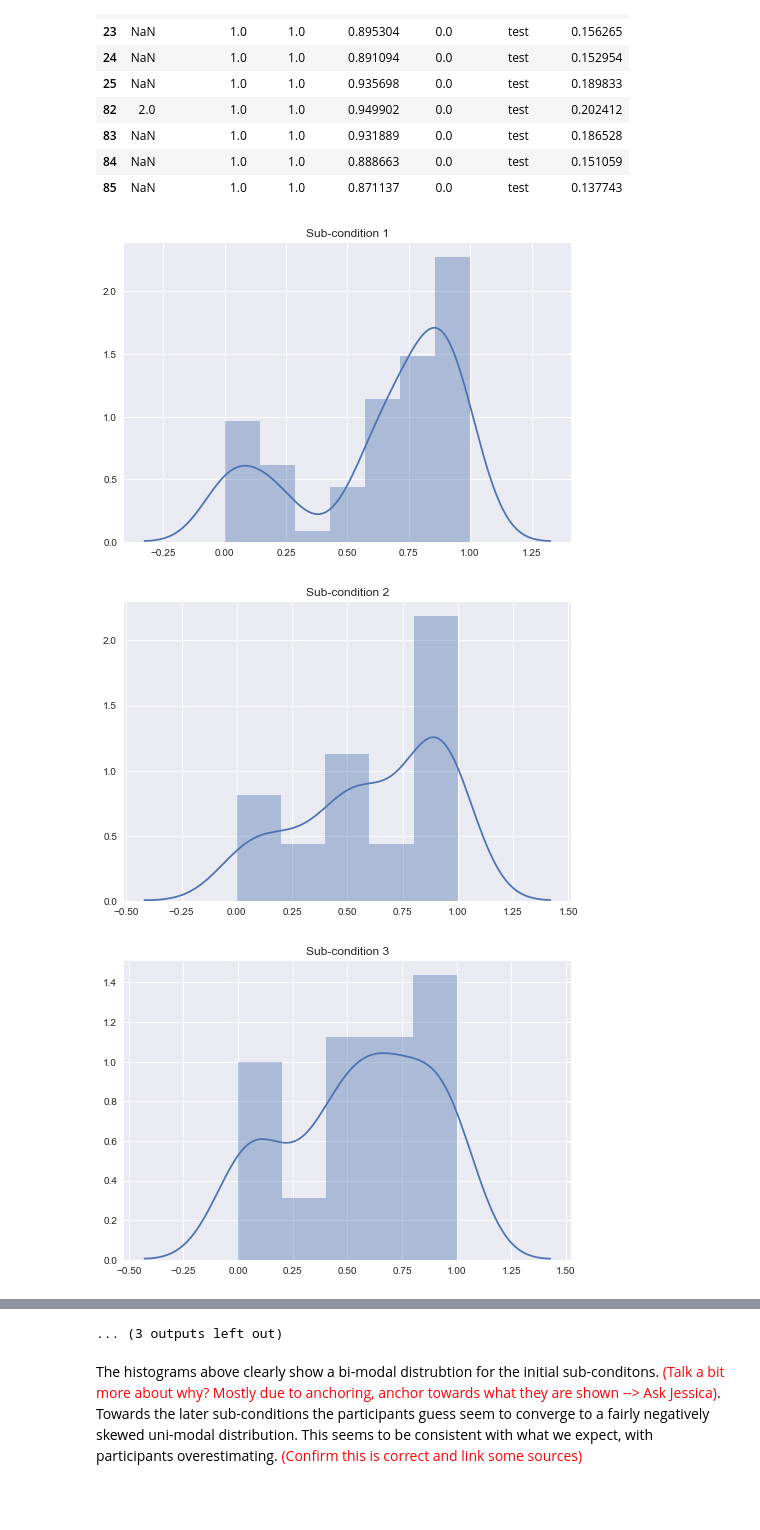
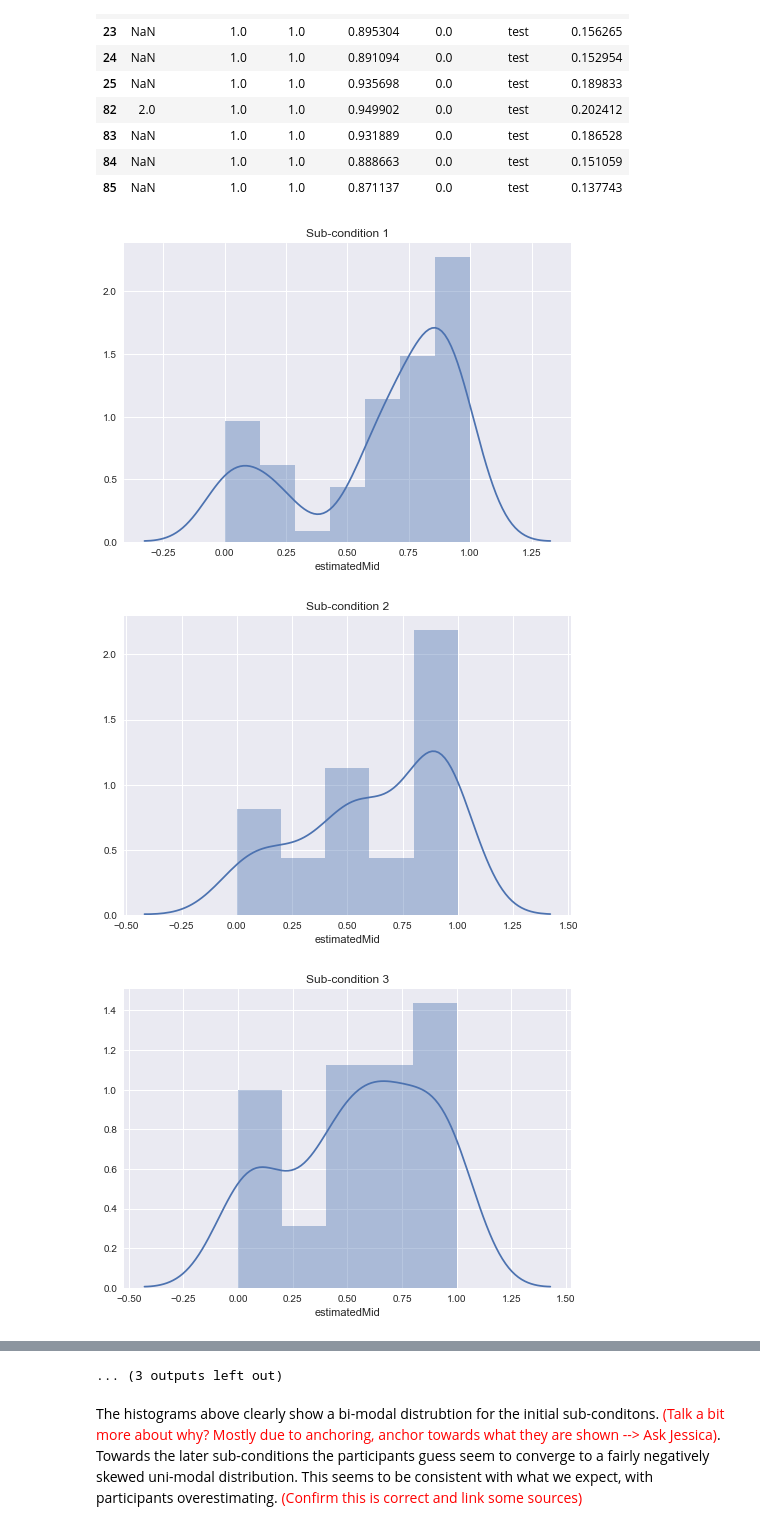
Before and after one commit to ip-jss/CorrelationAnalysis, a Jupyter notebook: Exclusion criterion .ipynb, the cells around one changed output, grey strips where cells are left out. Drawn from its saved outputs; the diff is of its cells as text; code cells hidden in the pictures; blank space fills up the shorter version.

```diff
--- a/Exclusion criterion .ipynb
+++ b/Exclusion criterion .ipynb
@@ -83,12 +83,13 @@ G4_byCond.get_group(1)[:8]
 # %%
 #Plot the distribution and save it to a png
 for i in range(1,16):
     cond = G4_byCond.get_group(i)
-    cond_plt = sns.distplot(sub_conds[i])
+    estimates =cond["estimatedMid"]
+    cond_plt = sns.distplot(estimates)
     plt.title("Sub-condition " + str(i))
     cond_plt.figure.savefig("Sub-condition" + str(i) + ".png")
     plt.show()
 # %% [output]
-[figure, old version]
+[figure, new version]
-[figure, old version]
+[figure, new version]
-[figure, old version]
+[figure, new version]
```
Also changed, not shown: parts of 4 cells of this notebook.
